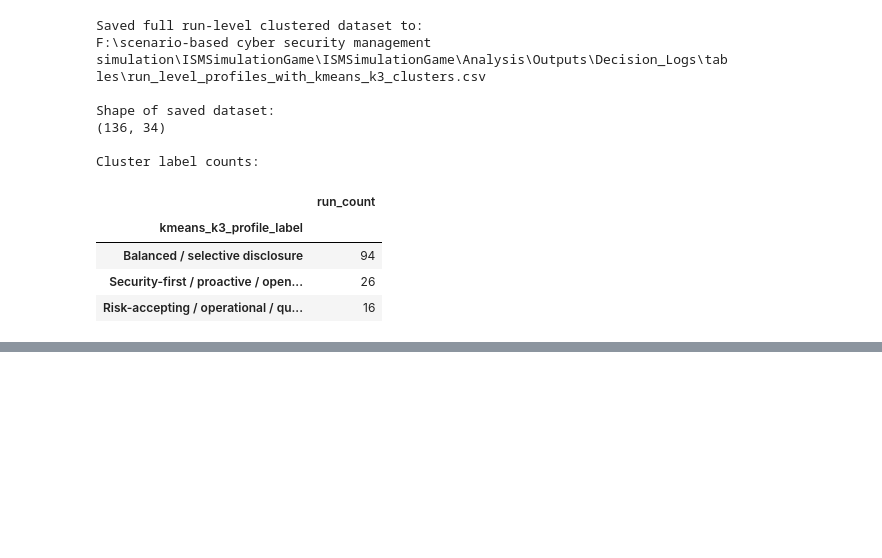
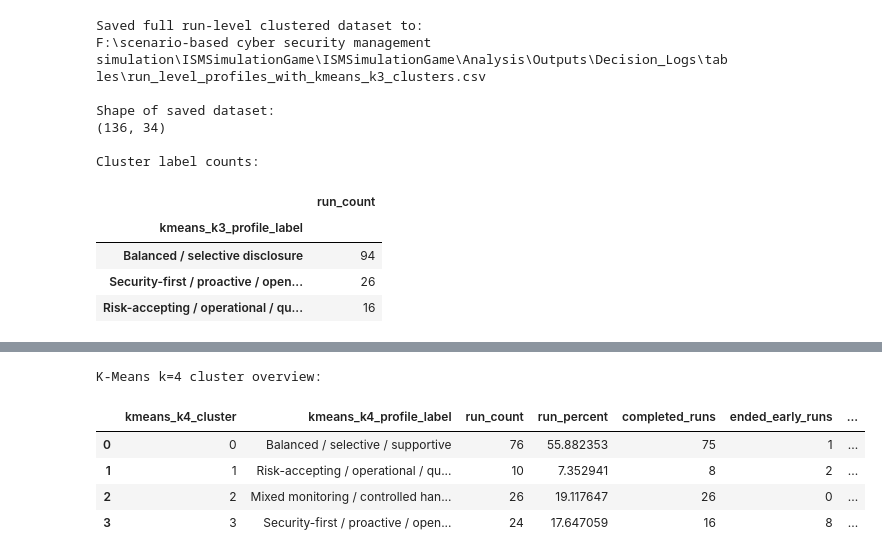
Before and after one commit to jrallison93/ISMSimulationGame, a Jupyter notebook: Analysis/Notebooks/d4_decisionlog_clustering.ipynb, the cells around one changed output, grey strips where cells are left out. Cells and saved outputs as stored; diff of their text form; code cells hidden in the pictures; blank space fills up the shorter version.

```diff
--- a/Analysis/Notebooks/d4_decisionlog_clustering.ipynb
+++ b/Analysis/Notebooks/d4_decisionlog_clustering.ipynb
@@ -2183,3 +2183,69 @@ Method comparison table:
 | 4 | Gaussian Mixture Model | k=3 | 0.090004 | 109, 15, 12 | Weak | One large general cluster and wea... |
 | 5 | Spectral Clustering | k=3 | 0.248174 | 105, 9, 22 | Moderate | Supports the same broad three-pro... |
 | 6 | DBSCAN | eps range tested | NaN | Mostly one cluster + noise | Weak | Did not identify useful density-b... |
+# %%
+# Step 25A: Add readable labels to the k=4 results
+
+import pandas as pd
+
+# Use the existing kmeans_k4_profiles created earlier
+final_clustered_runs_k4 = kmeans_k4_profiles.copy()
+
+# Add readable k=4 labels
+cluster_label_map_k4 = {
+    0: "Balanced / selective / supportive",
+    1: "Risk-accepting / operational / quiet handling",
+    2: "Mixed monitoring / controlled handling",
+    3: "Security-first / proactive / open disclosure"
+}
+
+final_clustered_runs_k4["kmeans_k4_profile_label"] = (
+    final_clustered_runs_k4["kmeans_k4_cluster"].map(cluster_label_map_k4)
+)
+
+# Create k=4 overview table
+cluster_overview_k4 = (
+    final_clustered_runs_k4
+    .groupby(["kmeans_k4_cluster", "kmeans_k4_profile_label"])
+    .agg(
+        run_count=("run_id", "count"),
+        completed_runs=("completed_run", "sum"),
+        ended_early_runs=("ended_early", "sum"),
+        mean_n_decisions=("n_decisions", "mean"),
+        mean_final_budget=("finalScores_budget", "mean"),
+        mean_final_reputation=("finalScores_reputation", "mean"),
+        mean_final_security=("finalScores_security", "mean"),
+        mean_final_morale=("finalScores_morale", "mean")
+    )
+    .reset_index()
+)
+
+cluster_overview_k4["run_percent"] = (
+    cluster_overview_k4["run_count"] / len(final_clustered_runs_k4) * 100
+)
+
+cluster_overview_k4 = cluster_overview_k4[
+    [
+        "kmeans_k4_cluster",
+        "kmeans_k4_profile_label",
+        "run_count",
+        "run_percent",
+        "completed_runs",
+        "ended_early_runs",
+        "mean_n_decisions",
+        "mean_final_budget",
+        "mean_final_reputation",
+        "mean_final_security",
+        "mean_final_morale"
+    ]
+]
+
+print("K-Means k=4 cluster overview:")
+display(cluster_overview_k4)
+# %% [output]
+K-Means k=4 cluster overview:
+|  | kmeans_k4_cluster | kmeans_k4_profile_label | run_count | run_percent | completed_runs | ended_early_runs | ... |
+| 0 | 0 | Balanced / selective / supportive | 76 | 55.882353 | 75 | 1 | ... |
+| 1 | 1 | Risk-accepting / operational / qu... | 10 | 7.352941 | 8 | 2 | ... |
+| 2 | 2 | Mixed monitoring / controlled han... | 26 | 19.117647 | 26 | 0 | ... |
+| 3 | 3 | Security-first / proactive / open... | 24 | 17.647059 | 16 | 8 | ... |
```
Also changed, not shown: parts of 3 cells of this notebook.
